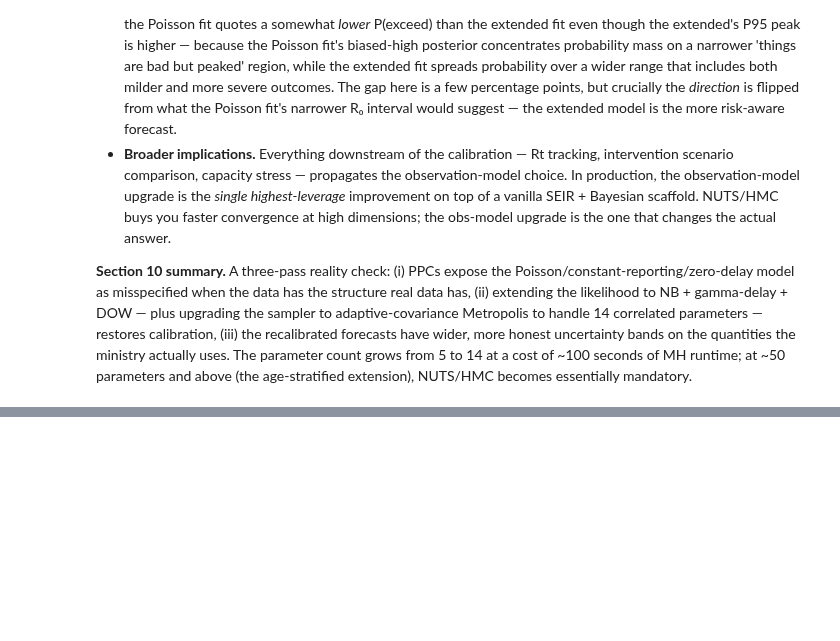
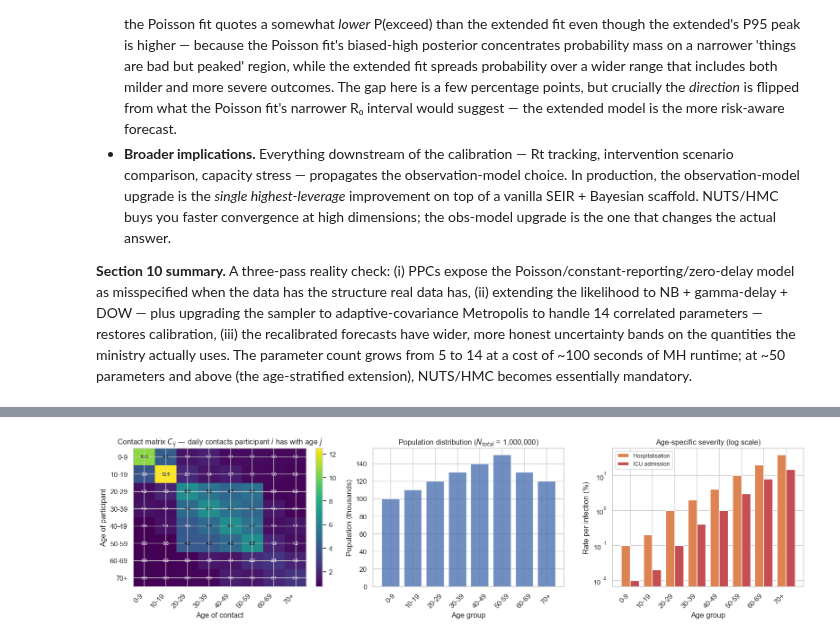
Before and after one commit to DiogoRibeiro7/ds-projects-portfolio, a Jupyter notebook: notebooks/public_health_epidemic_seir_bayesian.ipynb, the cells around one changed output, grey strips where cells are left out. Saved outputs shown, nothing was run; the diff lists cells and outputs as text; code cells hidden in the pictures; blank space fills up the shorter version.

```diff
--- a/notebooks/public_health_epidemic_seir_bayesian.ipynb
+++ b/notebooks/public_health_epidemic_seir_bayesian.ipynb
@@ -1738,0 +1769,90 @@ Extended (NB + delay + DOW)             1292          1469                1.0
+# %%
+# --- 8 age groups, European-ish population distribution ---
+AGE_LABELS = ["0-9", "10-19", "20-29", "30-39", "40-49", "50-59", "60-69", "70+"]
+K = len(AGE_LABELS)
+
+SHARES = np.array([0.10, 0.11, 0.12, 0.13, 0.14, 0.15, 0.13, 0.12])
+SHARES = SHARES / SHARES.sum()
+N_AGE = (SHARES * N_POP).astype(int)
+
+# --- Build POLYMOD-inspired contact matrix as a sum of four components ---
+def build_contact_matrix():
+    C_school = np.zeros((K, K))
+    C_school[0, 0] = 8.0                          # kids-to-kids at school (0-9)
+    C_school[1, 1] = 10.0                         # teenagers at school (10-19)
+    C_school[0, 1] = C_school[1, 0] = 2.0         # primary-secondary mixing
+
+    C_work = np.zeros((K, K))
+    for i in range(2, 6):                         # working-age block 20-59
+        for j in range(2, 6):
+            C_work[i, j] = 3.0
+        C_work[i, i] += 1.0                       # extra within-group
+
+    C_hh = np.zeros((K, K))                       # household contacts
+    for i in range(K):
+        for j in range(K):
+            d = abs(i - j)
+            C_hh[i, j] = (2.0 if d == 0 else 1.5 if d == 1 else
+                          0.8 if d == 2 else 1.0 if d == 3 else 0.4)
+
+    C_comm = 0.5 * np.ones((K, K))                # diffuse community
+
+    C_total = C_school + C_work + C_hh + C_comm
+
+    # Population-weighted symmetrisation (reciprocity)
+    C_sym = C_total.copy()
+    for i in range(K):
+        for j in range(i + 1, K):
+            m = 0.5 * (C_total[i, j] * N_AGE[i] + C_total[j, i] * N_AGE[j])
+            C_sym[i, j] = m / N_AGE[i]
+            C_sym[j, i] = m / N_AGE[j]
+    return C_sym, C_school, C_work, C_hh, C_comm
+
+
+C_MATRIX, C_SCHOOL, C_WORK, C_HH, C_COMM = build_contact_matrix()
+
+# Age-specific severity (Ferguson et al. 2020, simplified)
+HOSP_RATE_AGE = np.array([0.001, 0.002, 0.010, 0.020, 0.040, 0.10, 0.20, 0.40])
+ICU_RATE_AGE  = np.array([0.0001, 0.0002, 0.001, 0.004, 0.010, 0.030, 0.080, 0.150])
+
+# --- Visualise contact matrix + severity + population ---
+fig, axes = plt.subplots(1, 3, figsize=(16, 4.4))
+
+ax = axes[0]
+im = ax.imshow(C_MATRIX, cmap="viridis", aspect="auto")
+ax.set_xticks(range(K)); ax.set_xticklabels(AGE_LABELS, rotation=45, ha="right")
+ax.set_yticks(range(K)); ax.set_yticklabels(AGE_LABELS)
+ax.set_xlabel("Age of contact"); ax.set_ylabel("Age of participant")
+ax.set_title("Contact matrix $C_{ij}$ — daily contacts participant $i$ has with age $j$")
+for i in range(K):
+    for j in range(K):
+        ax.text(j, i, f"{C_MATRIX[i, j]:.1f}", ha="center", va="center",
+                color="white" if C_MATRIX[i, j] < 4 else "black", fontsize=7)
+plt.colorbar(im, ax=ax, fraction=0.046)
+
+ax = axes[1]
+ax.bar(AGE_LABELS, N_AGE / 1000, color="#4C72B0", alpha=0.8)
+ax.set_xlabel("Age group"); ax.set_ylabel("Population (thousands)")
+ax.set_title(f"Population distribution ($N_{{total}}$ = {N_POP:,})")
+ax.tick_params(axis="x", rotation=45)
+
+ax = axes[2]
+x = np.arange(K)
+width = 0.4
+ax.bar(x - width/2, HOSP_RATE_AGE * 100, width, color="#DD8452", label="Hospitalisation")
+ax.bar(x + width/2, ICU_RATE_AGE * 100,  width, color="#C44E52", label="ICU admission")
+ax.set_xticks(x); ax.set_xticklabels(AGE_LABELS, rotation=45, ha="right")
+ax.set_xlabel("Age group"); ax.set_ylabel("Rate per infection (%)")
+ax.set_yscale("log")
+ax.set_title("Age-specific severity (log scale)")
+ax.legend(fontsize=9)
+plt.tight_layout(); plt.show()
+
+print(f"\nContact matrix summary (daily contacts per person per age group):")
+per_cap = pd.DataFrame(C_MATRIX.round(2), index=AGE_LABELS, columns=AGE_LABELS)
+print(per_cap.to_string())
+print(f"\nAverage contacts per person per day: {C_MATRIX.sum(axis=1).mean():.1f}")
+print(f"Severity range: hospitalisation {HOSP_RATE_AGE.min()*100:.2f}-{HOSP_RATE_AGE.max()*100:.0f}%, "
+      f"ICU {ICU_RATE_AGE.min()*100:.3f}-{ICU_RATE_AGE.max()*100:.1f}%")
+# %% [output]
+[figure, added]
```
Also changed, not shown: parts of 12 cells of this notebook, 33 other files.
